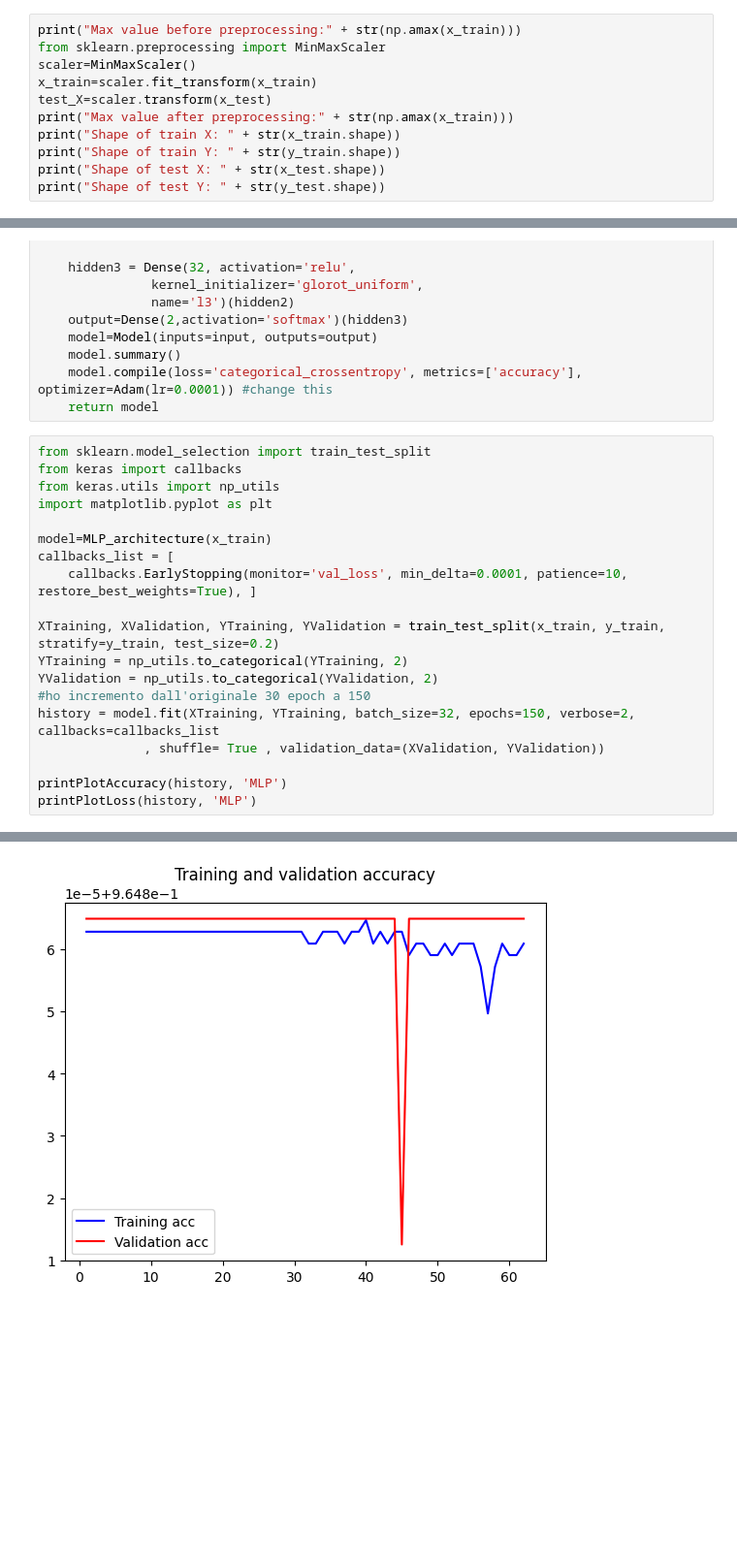
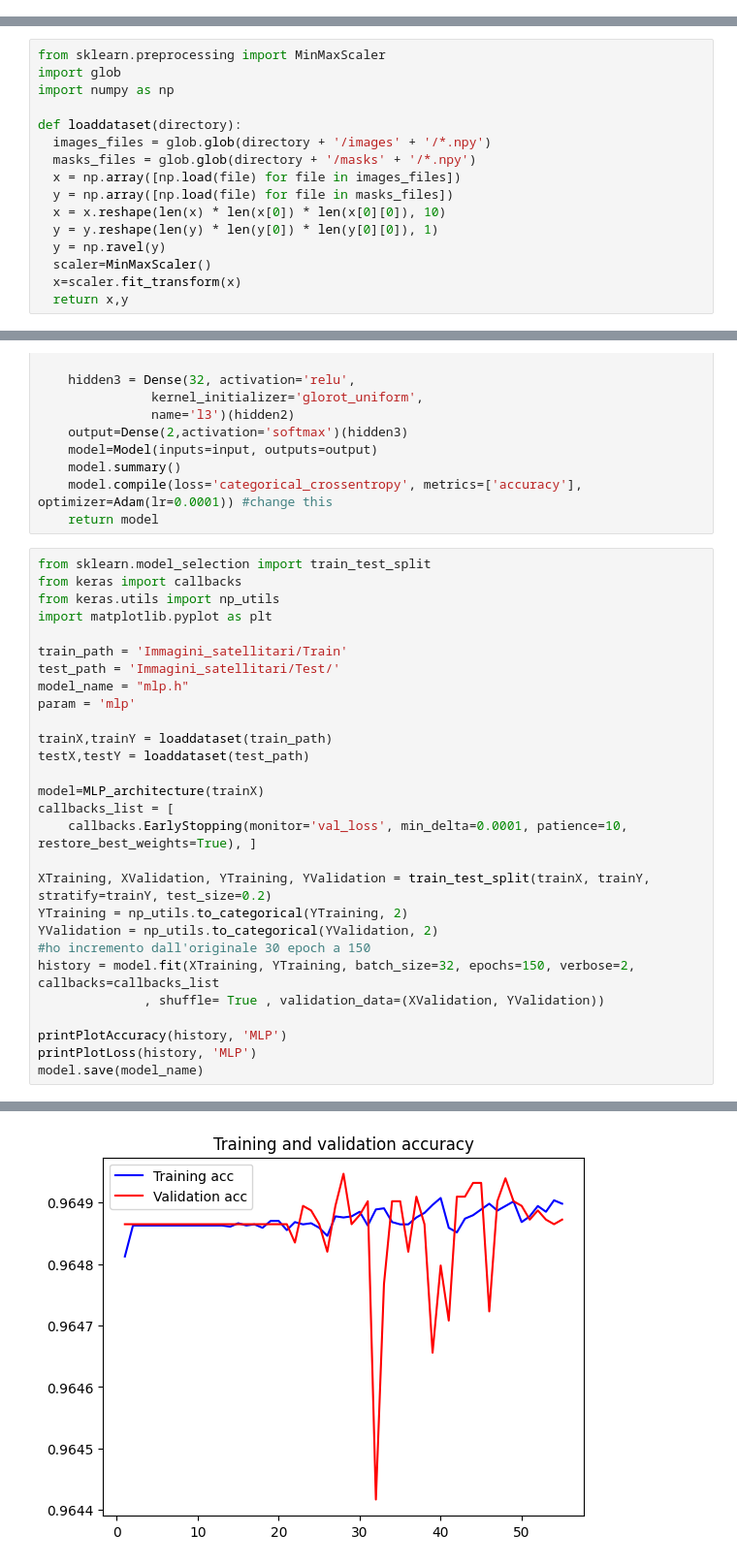
Before and after one commit to lucevito/image, a Jupyter notebook: MLP.ipynb, the cells around one changed output, grey strips where cells are left out. Shown: that part at 97% size. Saved outputs shown, nothing was run; the diff lists cells and outputs as text; blank space fills up the shorter version.

```diff
--- a/MLP.ipynb
+++ b/MLP.ipynb
@@ -113,11 +34,0 @@ print(y_test.shape)
-# %%
-print("Max value before preprocessing:" + str(np.amax(x_train)))
-from sklearn.preprocessing import MinMaxScaler
-scaler=MinMaxScaler()
-x_train=scaler.fit_transform(x_train)
-test_X=scaler.transform(x_test)
-print("Max value after preprocessing:" + str(np.amax(x_train)))
-print("Shape of train X: " + str(x_train.shape))
-print("Shape of train Y: " + str(y_train.shape))
-print("Shape of test X: " + str(x_test.shape))
-print("Shape of test Y: " + str(y_test.shape))
@@ -131,3 +120,19 @@ Shape of test Y: (164864,)
+# %%
+from sklearn.preprocessing import MinMaxScaler
+import glob
+import numpy as np
+
+def loaddataset(directory):
+  images_files = glob.glob(directory + '/images' + '/*.npy')
+  masks_files = glob.glob(directory + '/masks' + '/*.npy')
+  x = np.array([np.load(file) for file in images_files])
+  y = np.array([np.load(file) for file in masks_files])
+  x = x.reshape(len(x) * len(x[0]) * len(x[0][0]), 10)
+  y = y.reshape(len(y) * len(y[0]) * len(y[0][0]), 1)
+  y = np.ravel(y)
+  scaler=MinMaxScaler()
+  x=scaler.fit_transform(x)
+  return x,y
 # %%
 import tensorflow
 from keras.layers import Input, Dense
@@ -164,11 +169,19 @@ from keras import callbacks
 from keras.utils import np_utils
 import matplotlib.pyplot as plt
 
-model=MLP_architecture(x_train)
+train_path = 'Immagini_satellitari/Train'
+test_path = 'Immagini_satellitari/Test/'
+model_name = "mlp.h"
+param = 'mlp'
+
+trainX,trainY = loaddataset(train_path)
+testX,testY = loaddataset(test_path)
+
+model=MLP_architecture(trainX)
 callbacks_list = [
     callbacks.EarlyStopping(monitor='val_loss', min_delta=0.0001, patience=10, restore_best_weights=True), ]
 
-XTraining, XValidation, YTraining, YValidation = train_test_split(x_train, y_train, stratify=y_train, test_size=0.2)
+XTraining, XValidation, YTraining, YValidation = train_test_split(trainX, trainY, stratify=trainY, test_size=0.2)
 YTraining = np_utils.to_categorical(YTraining, 2)
 YValidation = np_utils.to_categorical(YValidation, 2)
 #ho incremento dall'originale 30 epoch a 150
@@ -177,6 +190,7 @@ history = model.fit(XTraining, YTraining, batch_size=32, epochs=150, verbose=2,
 
 printPlotAccuracy(history, 'MLP')
 printPlotLoss(history, 'MLP')
+model.save(model_name)
 # %% [output]
 Model: "model"
 _________________________________________________________________
@@ -218 +232 @@ Epoch 62/150
-[figure, old version]
+[figure, new version]
```
Also changed, not shown: parts of 8 cells of this notebook.
